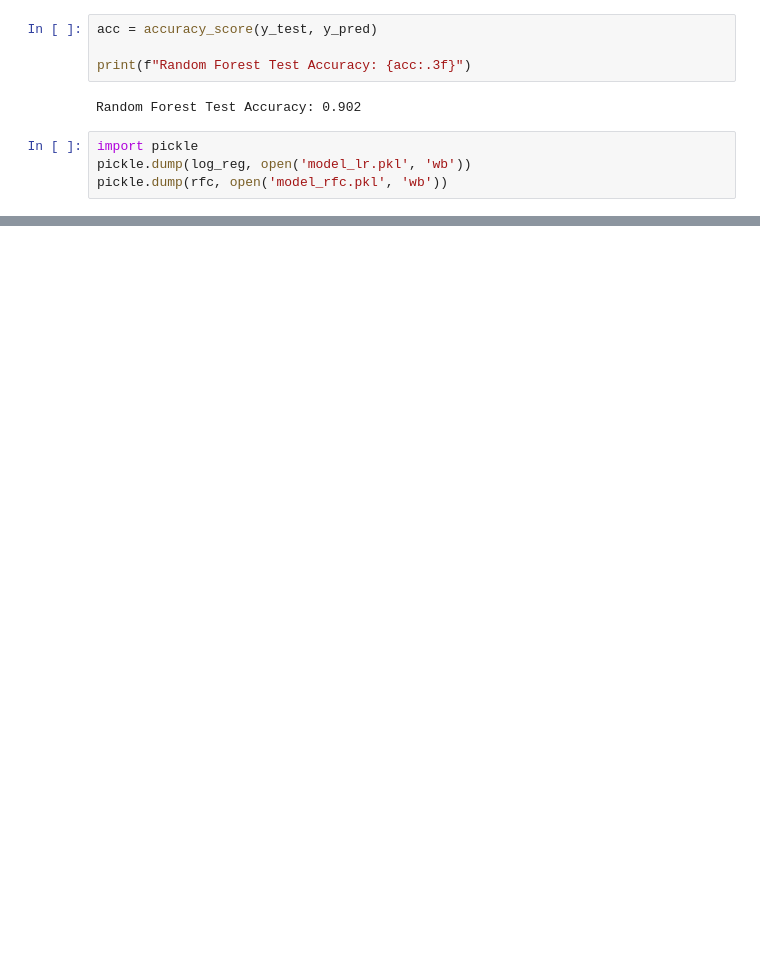
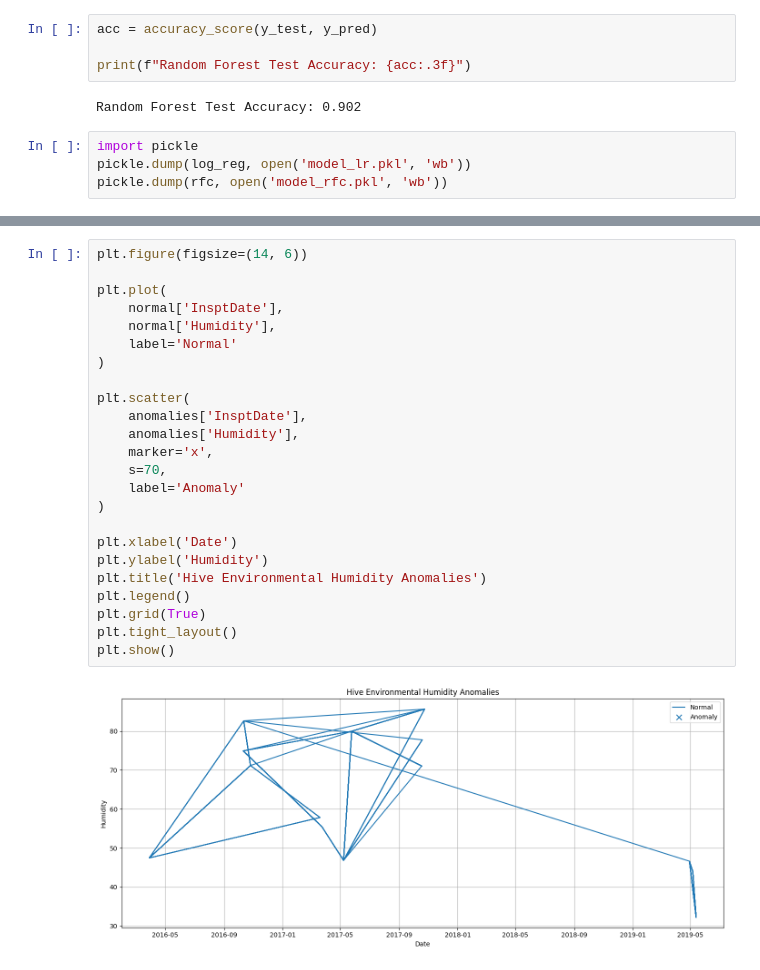
Before and after one commit to SHETTYSHIVAM/beehive, a Jupyter notebook: notebooks/bee_hive_health.ipynb, the cells around one changed output, grey strips where cells are left out. Cells and saved outputs as stored; diff of their text form; blank space fills up the shorter version.

```diff
--- a/notebooks/bee_hive_health.ipynb
+++ b/notebooks/bee_hive_health.ipynb
@@ -291,0 +359,26 @@ pickle.dump(rfc, open('model_rfc.pkl', 'wb'))
+# %%
+plt.figure(figsize=(14, 6))
+
+plt.plot(
+    normal['InsptDate'],
+    normal['Humidity'],
+    label='Normal'
+)
+
+plt.scatter(
+    anomalies['InsptDate'],
+    anomalies['Humidity'],
+    marker='x',
+    s=70,
+    label='Anomaly'
+)
+
+plt.xlabel('Date')
+plt.ylabel('Humidity')
+plt.title('Hive Environmental Humidity Anomalies')
+plt.legend()
+plt.grid(True)
+plt.tight_layout()
+plt.show()
+# %% [output]
+[figure, added]
```
Also changed, not shown: parts of 17 cells of this notebook, 1 other file.
